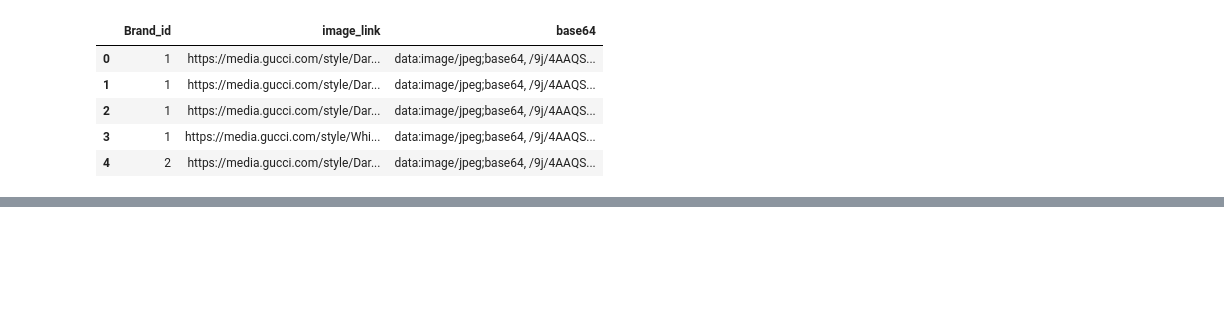
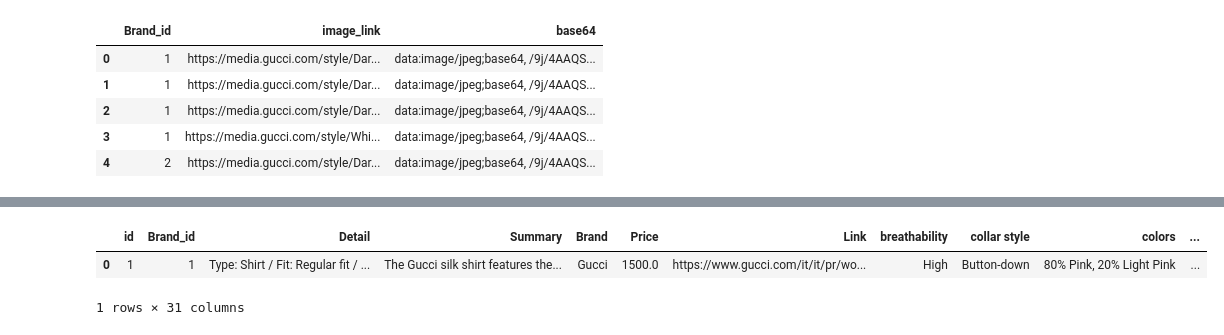
Before and after one commit to JDST10/Fashion, a Jupyter notebook: Analysis/EDA.ipynb, the cells around one changed output, grey strips where cells are left out. Drawn from its saved outputs; the diff is of its cells as text; code cells hidden in the pictures; blank space fills up the shorter version.

```diff
--- a/Analysis/EDA.ipynb
+++ b/Analysis/EDA.ipynb
@@ -52,0 +84,8 @@ df_img.to_csv('images.csv')
+# %%
+df = pd.concat([df,final_df], axis=1)
+# %%
+df.head(1)
+# %% [output]
+|  | id | Brand_id | Detail | Summary | Brand | Price | Link | breathability | collar style | colors | ... |
+| 0 | 1 | 1 | Type: Shirt / Fit: Regular fit / ... | The Gucci silk shirt features the... | Gucci | 1500.0 | https://www.gucci.com/it/it/pr/wo... | High | Button-down | 80% Pink, 20% Light Pink | ... |
+1 rows × 31 columns
```
Also changed, not shown: parts of 10 cells of this notebook, 12 other files.
